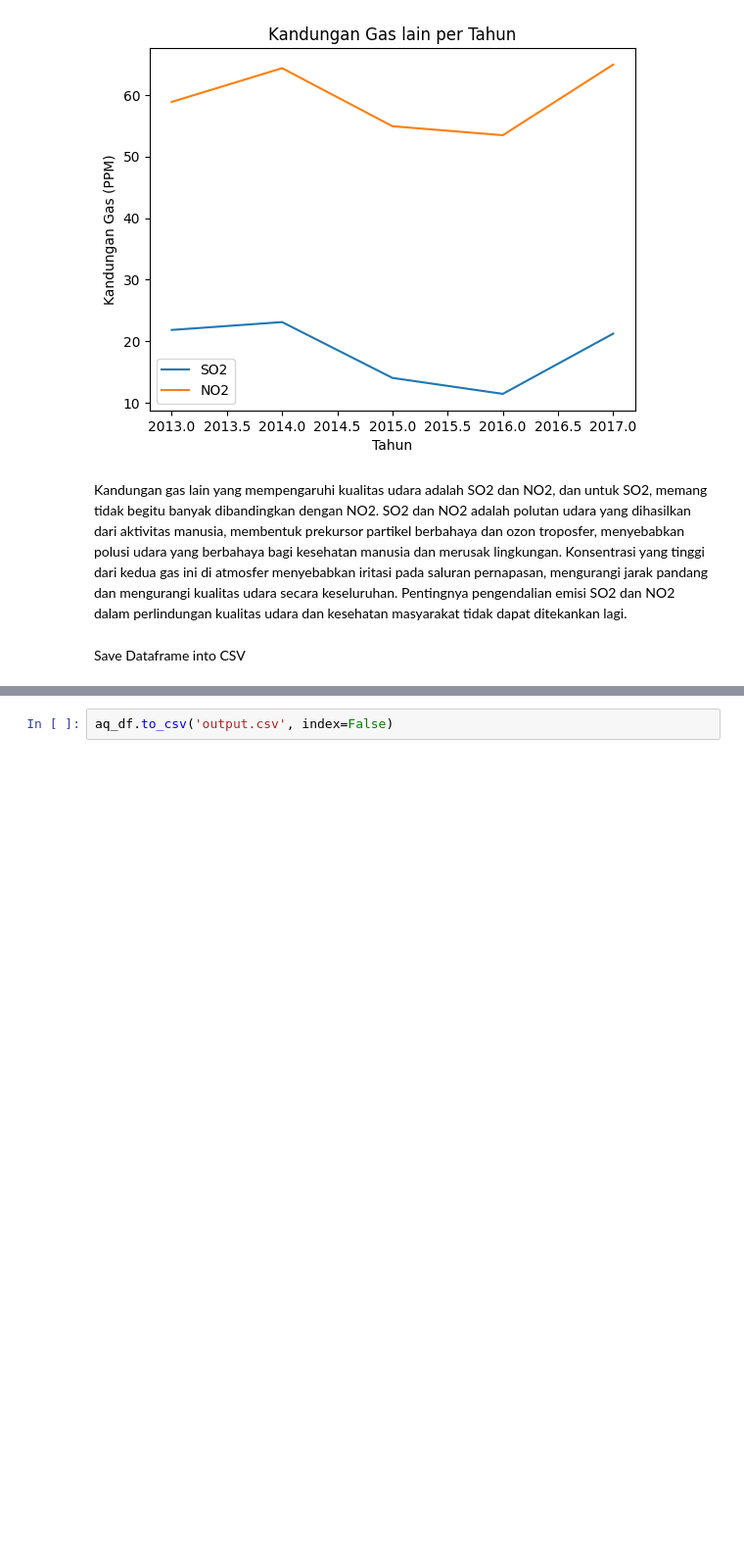
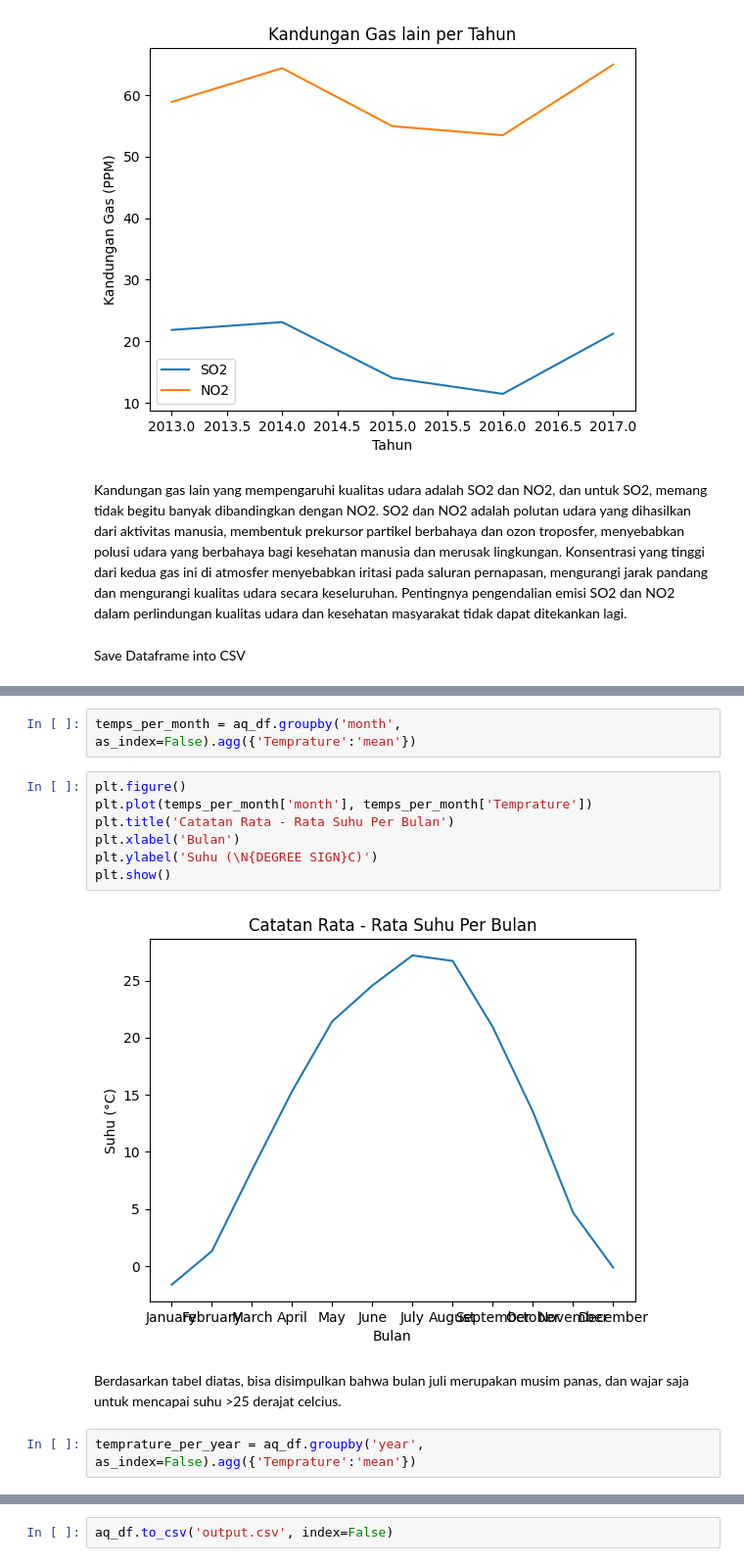
Before and after one commit to Cleign1/air-quality-dataset-ibnu-khaidar, a Jupyter notebook: Proyek_Analisis_Data_m009d4ky3177_bangkit_academy.ipynb, the cells around one changed output, grey strips where cells are left out. Shown at 98% size. Cells and saved outputs as stored; diff of their text form; blank space fills up the shorter version.

```diff
--- a/Proyek_Analisis_Data_m009d4ky3177_bangkit_academy.ipynb
+++ b/Proyek_Analisis_Data_m009d4ky3177_bangkit_academy.ipynb
@@ -766,0 +804,15 @@ Save Dataframe into CSV
+# %%
+temps_per_month = aq_df.groupby('month', as_index=False).agg({'Temprature':'mean'})
+# %%
+plt.figure()
+plt.plot(temps_per_month['month'], temps_per_month['Temprature'])
+plt.title('Catatan Rata - Rata Suhu Per Bulan')
+plt.xlabel('Bulan')
+plt.ylabel('Suhu (\N{DEGREE SIGN}C)')
+plt.show()
+# %% [output]
+[figure, added]
+# %% [markdown]
+Berdasarkan tabel diatas, bisa disimpulkan bahwa bulan juli merupakan musim panas, dan wajar saja untuk mencapai suhu >25 derajat celcius.
+# %%
+temprature_per_year = aq_df.groupby('year', as_index=False).agg({'Temprature':'mean'})
```
Also changed, not shown: parts of 14 cells of this notebook.
